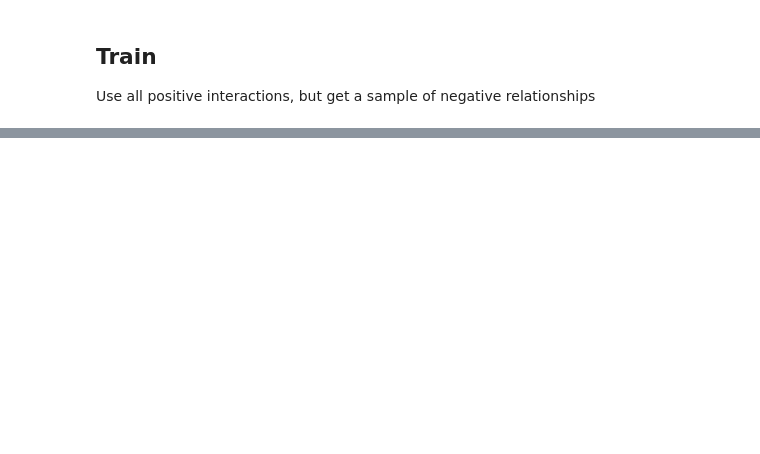
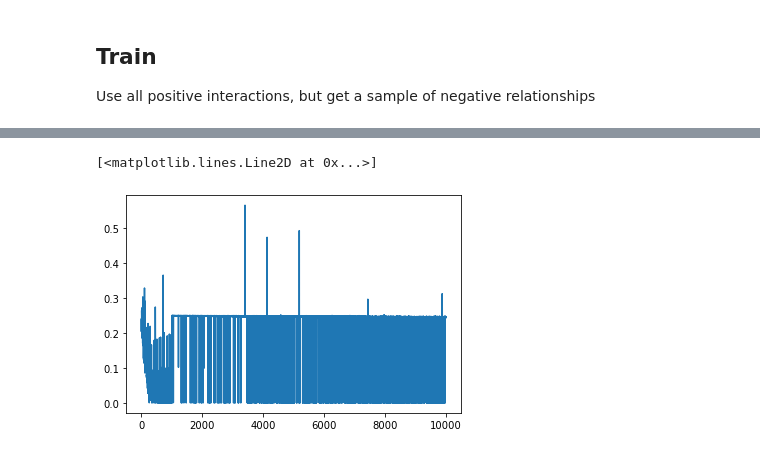
Before and after one commit to SpikeLab-CL/encodings_for_cold_start, a Jupyter notebook: modelo_final.ipynb, the cells around one changed output, grey strips where cells are left out. Drawn from its saved outputs; the diff is of its cells as text; code cells hidden in the pictures; blank space fills up the shorter version.

```diff
--- a/modelo_final.ipynb
+++ b/modelo_final.ipynb
@@ -293,0 +349,5 @@ plt.plot(np.array([x.detach().numpy() for x in losses]))
+# %%
+plt.plot(losses[losses > 0])
+# %% [output]
+[<matplotlib.lines.Line2D at 0x...>]
+[figure, added]
```
Also changed, not shown: parts of 27 cells of this notebook.
